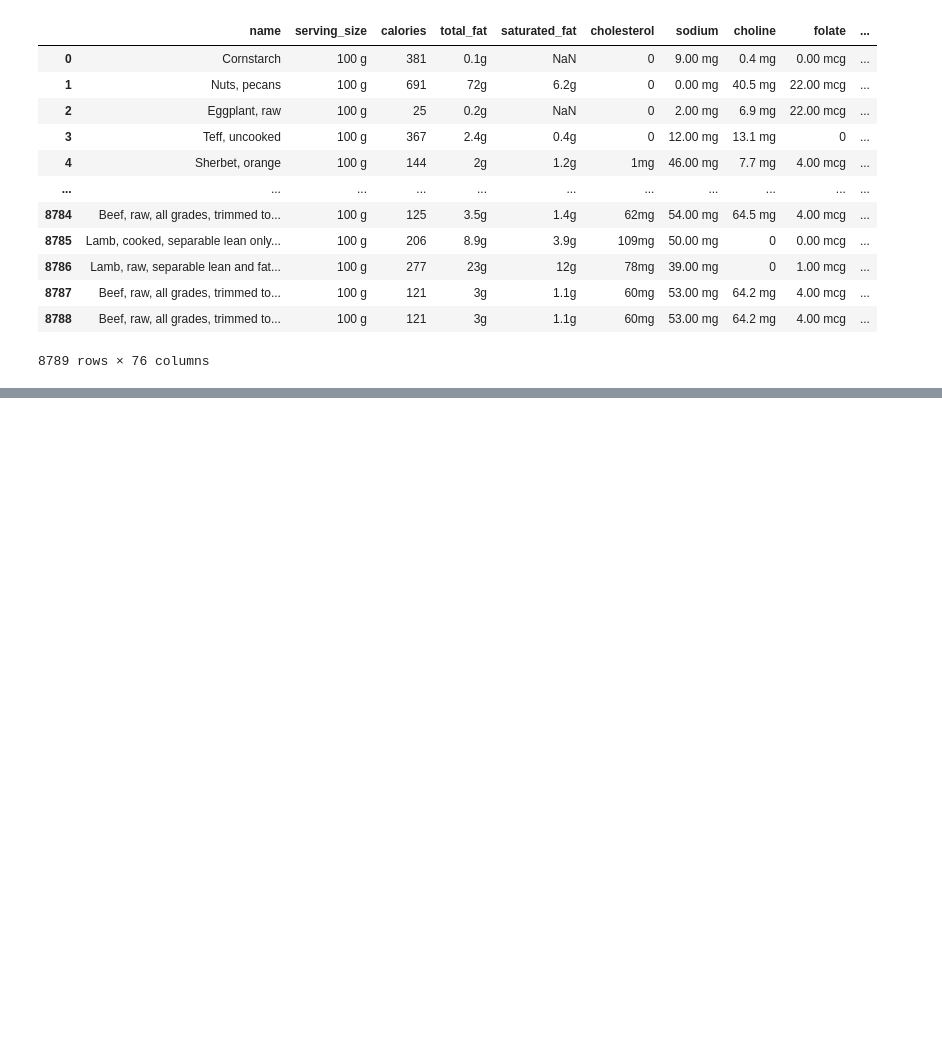
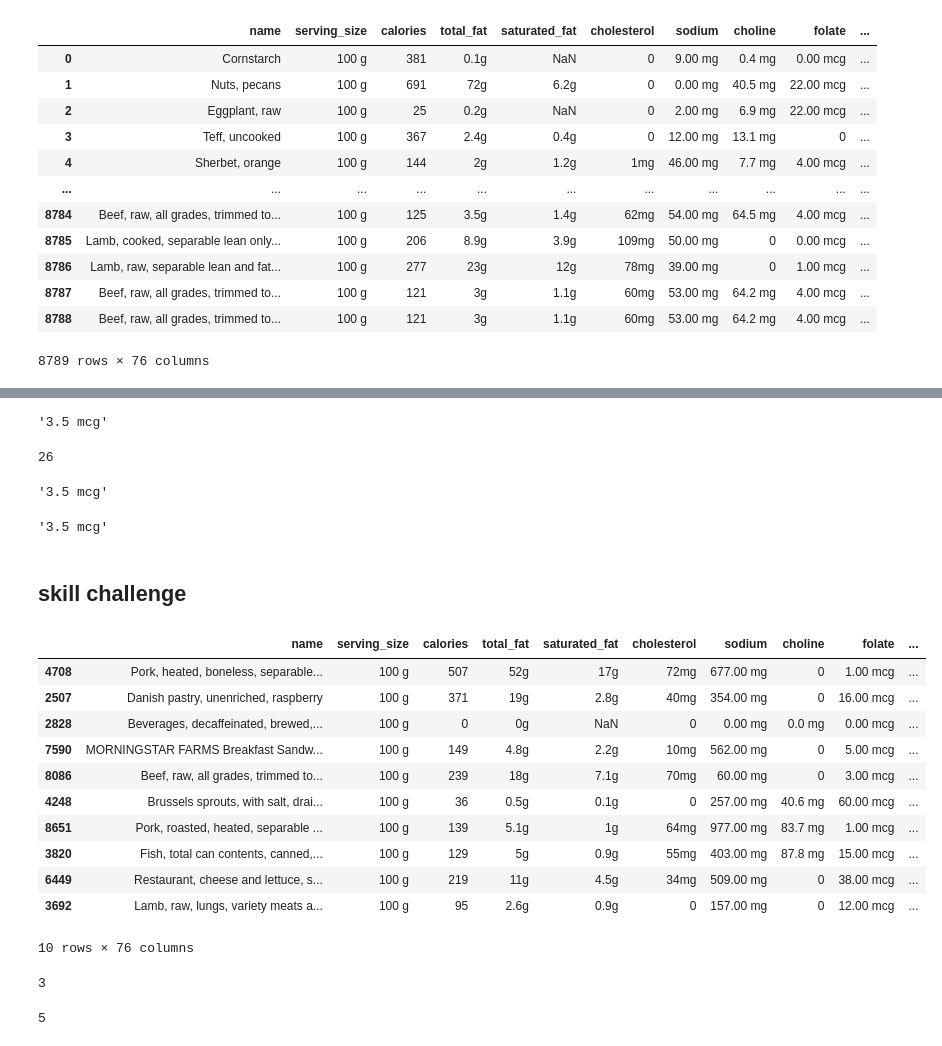
Before and after one commit to tasnimxpress/Python-for-Data-Science, a Jupyter notebook: Pandas/09.ReadData.ipynb, the cells around one changed output, grey strips where cells are left out. Saved outputs shown, nothing was run; the diff lists cells and outputs as text; code cells hidden in the pictures; blank space fills up the shorter version.

```diff
--- a/Pandas/09.ReadData.ipynb
+++ b/Pandas/09.ReadData.ipynb
@@ -460,0 +482,43 @@ df
+# %%
+name_index.at[label, column_label]
+# %% [output]
+'3.5 mcg'
+# %%
+name_index.columns.get_loc('vitamin_k')
+# %% [output]
+26
+# %%
+name_index.iloc[2, 26]
+# %% [output]
+'3.5 mcg'
+# %%
+name_index.iat[2, 26]
+# %% [output]
+'3.5 mcg'
+# %% [markdown]
+## skill challenge
+# %%
+# randomly select 10 food items and assign the dataframe in a new variable
+new_df = df.sample(n=10)
+new_df
+# %% [output]
+|  | name | serving_size | calories | total_fat | saturated_fat | cholesterol | sodium | choline | folate | ... |
+| 4708 | Pork, heated, boneless, separable... | 100 g | 507 | 52g | 17g | 72mg | 677.00 mg | 0 | 1.00 mcg | ... |
+| 2507 | Danish pastry, unenriched, raspberry | 100 g | 371 | 19g | 2.8g | 40mg | 354.00 mg | 0 | 16.00 mcg | ... |
+| 2828 | Beverages, decaffeinated, brewed,... | 100 g | 0 | 0g | NaN | 0 | 0.00 mg | 0.0 mg | 0.00 mcg | ... |
+| 7590 | MORNINGSTAR FARMS Breakfast Sandw... | 100 g | 149 | 4.8g | 2.2g | 10mg | 562.00 mg | 0 | 5.00 mcg | ... |
+| 8086 | Beef, raw, all grades, trimmed to... | 100 g | 239 | 18g | 7.1g | 70mg | 60.00 mg | 0 | 3.00 mcg | ... |
+| 4248 | Brussels sprouts, with salt, drai... | 100 g | 36 | 0.5g | 0.1g | 0 | 257.00 mg | 40.6 mg | 60.00 mcg | ... |
+| 8651 | Pork, roasted, heated, separable ... | 100 g | 139 | 5.1g | 1g | 64mg | 977.00 mg | 83.7 mg | 1.00 mcg | ... |
+| 3820 | Fish, total can contents, canned,... | 100 g | 129 | 5g | 0.9g | 55mg | 403.00 mg | 87.8 mg | 15.00 mcg | ... |
+| 6449 | Restaurant, cheese and lettuce, s... | 100 g | 219 | 11g | 4.5g | 34mg | 509.00 mg | 0 | 38.00 mcg | ... |
+| 3692 | Lamb, raw, lungs, variety meats a... | 100 g | 95 | 2.6g | 0.9g | 0 | 157.00 mg | 0 | 12.00 mcg | ... |
+10 rows × 76 columns
+# %%
+new_df.columns.get_loc('total_fat')
+# %% [output]
+3
+# %%
+new_df.columns.get_loc('cholesterol')
+# %% [output]
+5
```
Also changed, not shown: parts of 14 cells of this notebook, 1 other file.
